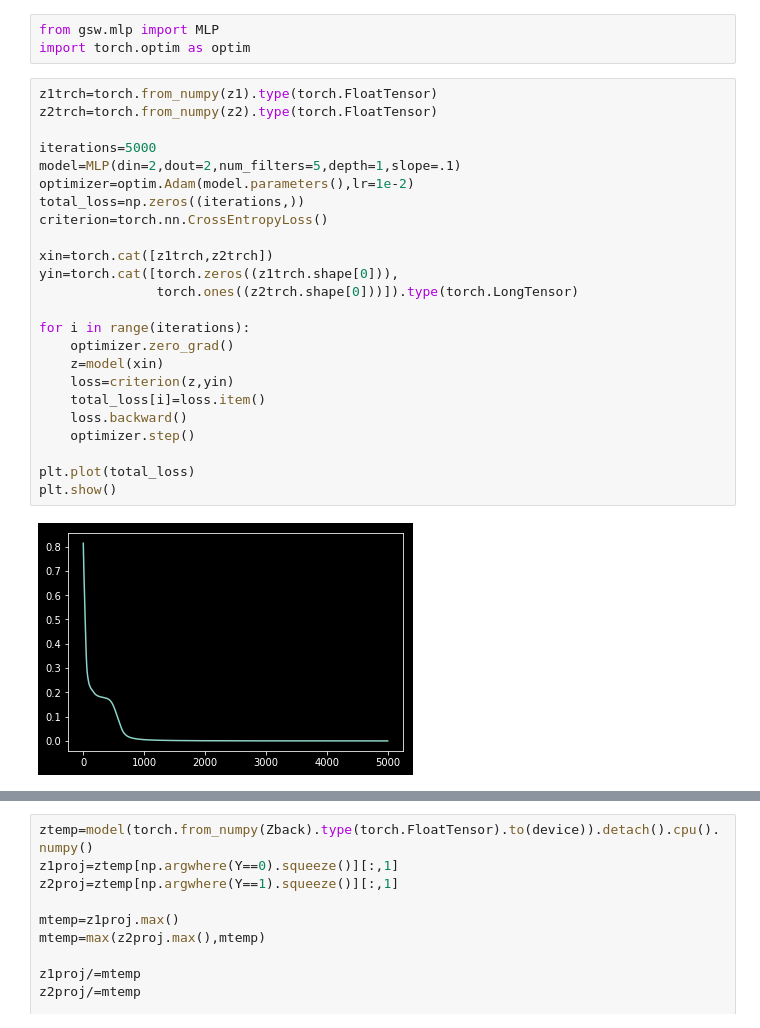
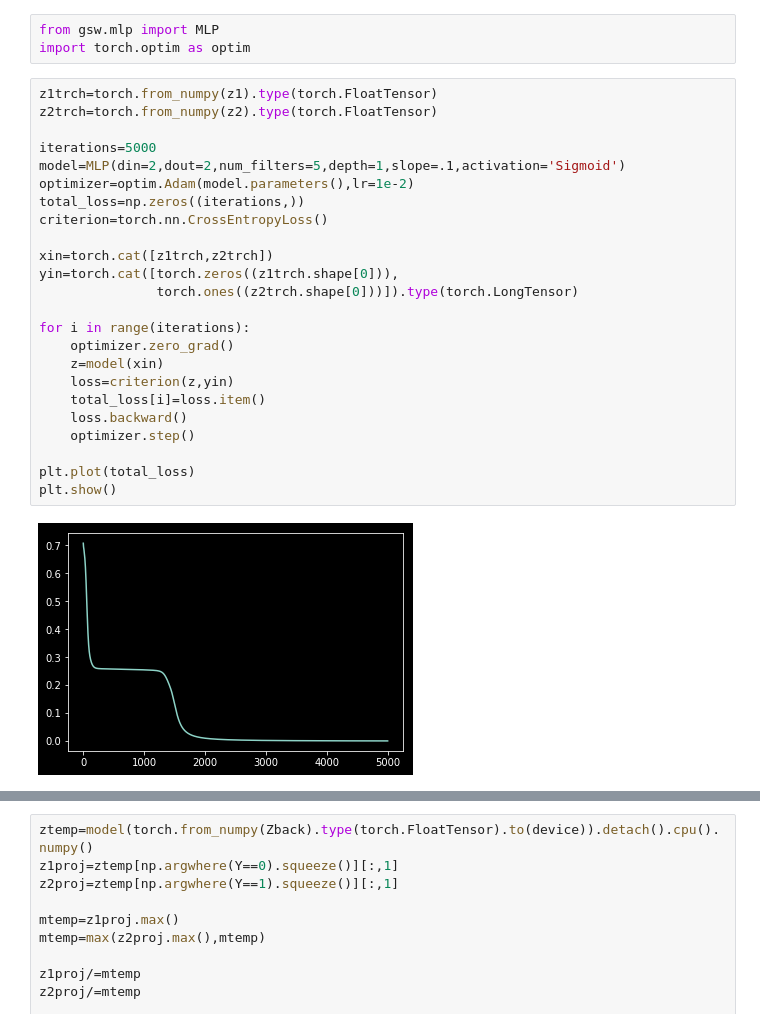
Before and after one commit to rohdelab/radon-neural-network, a Jupyter notebook: Code/GRT_Classifier_Figure4.ipynb, the cells around one changed output, grey strips where cells are left out. Drawn from its saved outputs; the diff is of its cells as text.

```diff
--- a/Code/GRT_Classifier_Figure4.ipynb
+++ b/Code/GRT_Classifier_Figure4.ipynb
@@ -81,29 +81,29 @@ import torch.optim as optim
 # %%
 z1trch=torch.from_numpy(z1).type(torch.FloatTensor)
 z2trch=torch.from_numpy(z2).type(torch.FloatTensor)
 
 iterations=5000
-model=MLP(din=2,dout=2,num_filters=5,depth=1,slope=.1)
+model=MLP(din=2,dout=2,num_filters=5,depth=1,slope=.1,activation='Sigmoid')
 optimizer=optim.Adam(model.parameters(),lr=1e-2)
 total_loss=np.zeros((iterations,))
 criterion=torch.nn.CrossEntropyLoss()
 
 xin=torch.cat([z1trch,z2trch])
 yin=torch.cat([torch.zeros((z1trch.shape[0])),
                torch.ones((z2trch.shape[0]))]).type(torch.LongTensor)
 
 for i in range(iterations):
     optimizer.zero_grad()
     z=model(xin)
     loss=criterion(z,yin)
     total_loss[i]=loss.item()
     loss.backward()
     optimizer.step()
 
 plt.plot(total_loss)
 plt.show()
 # %% [output]
-[figure, old version]
+[figure, new version]
 # %%
 plt.style.use('dark_background')
 N=100
```
Also changed, not shown: parts of 12 cells of this notebook, 2 other files.
